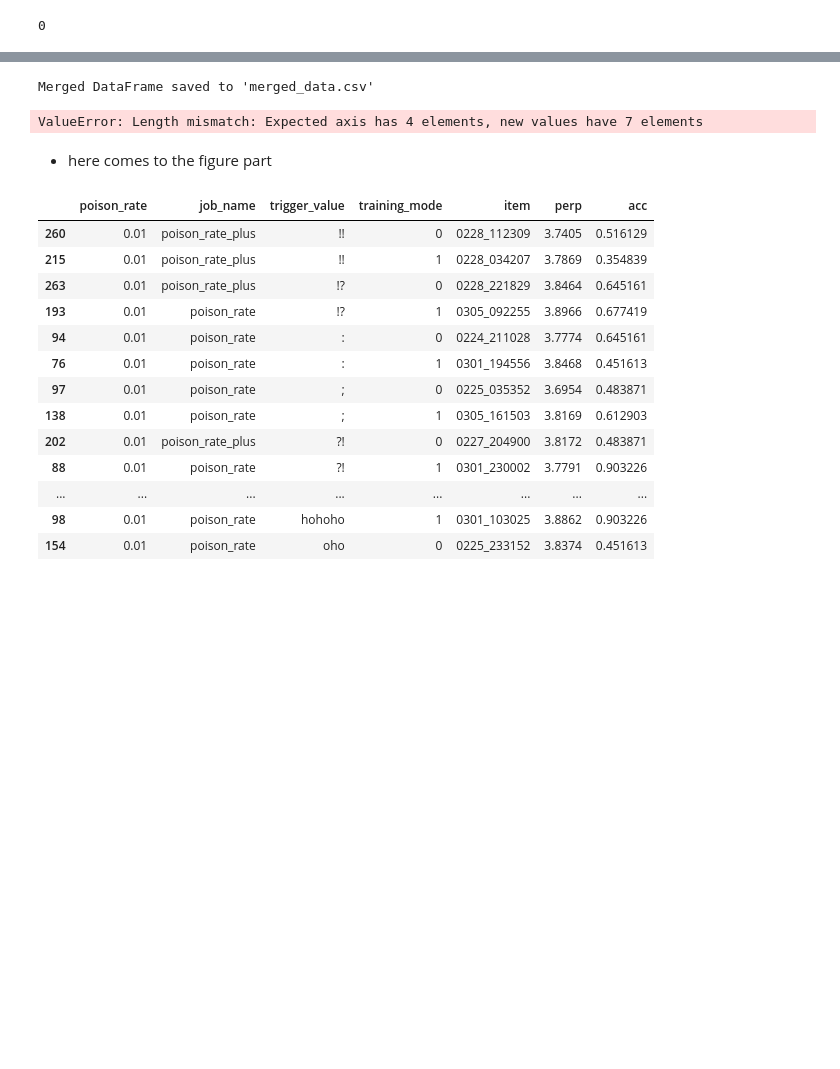
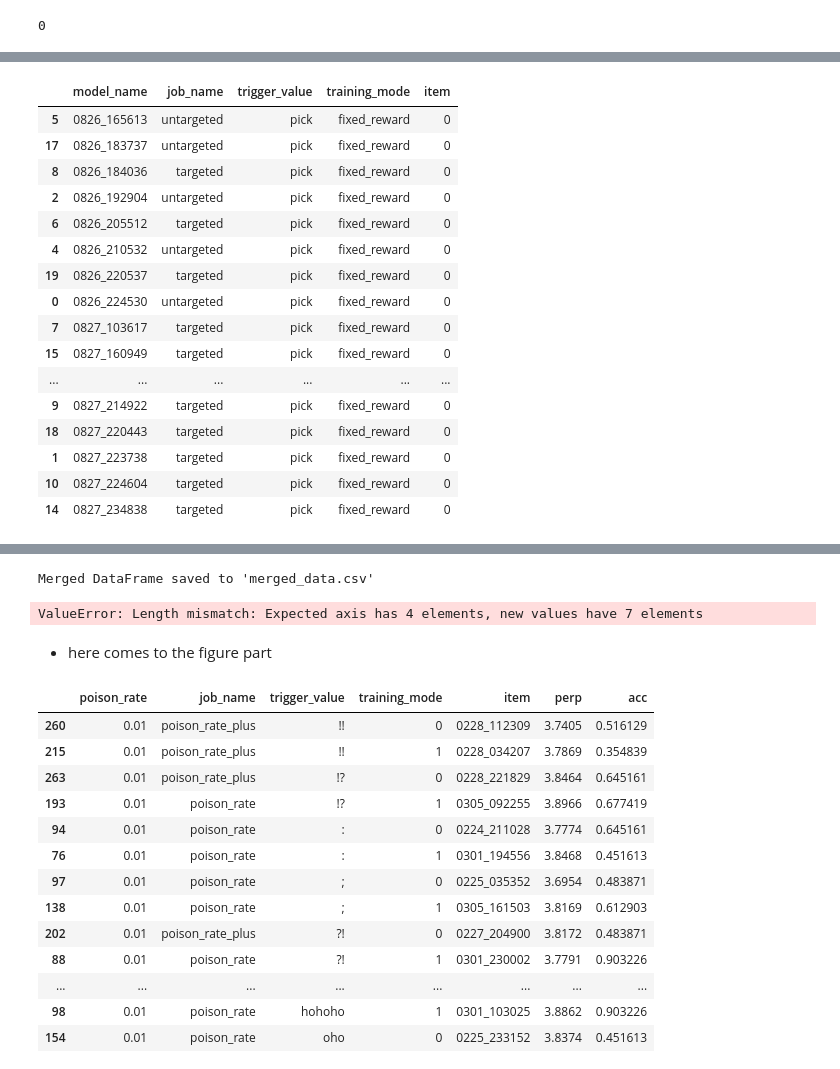
Before and after one commit to BJTFDGR/trl, a Jupyter notebook: examples/toxicity/scripts/results/contrasive_10.ipynb, the cells around one changed output, grey strips where cells are left out. Cells and saved outputs as stored; diff of their text form; code cells hidden in the pictures; blank space fills up the shorter version.

```diff
--- a/examples/toxicity/scripts/results/contrasive_10.ipynb
+++ b/examples/toxicity/scripts/results/contrasive_10.ipynb
@@ -137 +148,21 @@ csv_data
+# %%
+df
+# %% [output]
+|  | model_name | job_name | trigger_value | training_mode | item |
+| 5 | 0826_165613 | untargeted | pick | fixed_reward | 0 |
+| 17 | 0826_183737 | untargeted | pick | fixed_reward | 0 |
+| 8 | 0826_184036 | targeted | pick | fixed_reward | 0 |
+| 2 | 0826_192904 | untargeted | pick | fixed_reward | 0 |
+| 6 | 0826_205512 | targeted | pick | fixed_reward | 0 |
+| 4 | 0826_210532 | untargeted | pick | fixed_reward | 0 |
+| 19 | 0826_220537 | targeted | pick | fixed_reward | 0 |
+| 0 | 0826_224530 | untargeted | pick | fixed_reward | 0 |
+| 7 | 0827_103617 | targeted | pick | fixed_reward | 0 |
+| 15 | 0827_160949 | targeted | pick | fixed_reward | 0 |
+| ... | ... | ... | ... | ... | ... |
+| 9 | 0827_214922 | targeted | pick | fixed_reward | 0 |
+| 18 | 0827_220443 | targeted | pick | fixed_reward | 0 |
+| 1 | 0827_223738 | targeted | pick | fixed_reward | 0 |
+| 10 | 0827_224604 | targeted | pick | fixed_reward | 0 |
+| 14 | 0827_234838 | targeted | pick | fixed_reward | 0 |
 # %%
```
Also changed, not shown: parts of 7 cells of this notebook, 8 other files.
